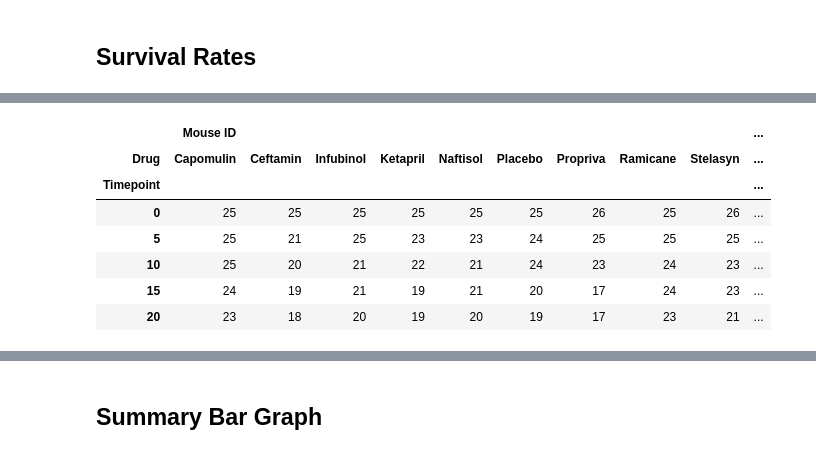
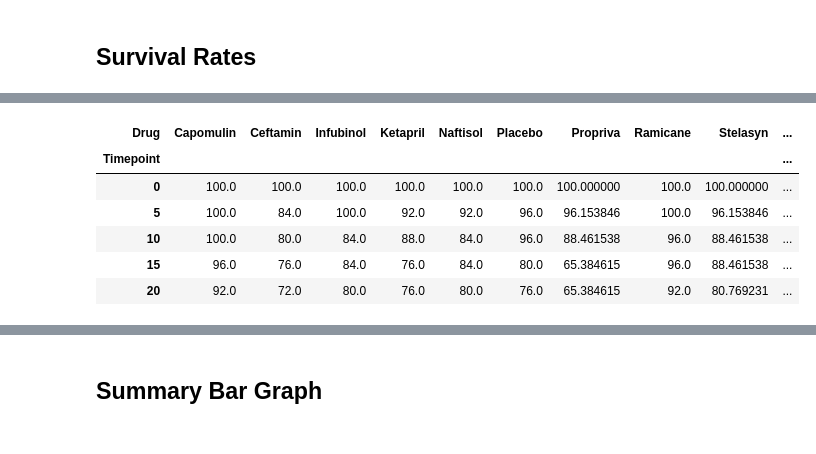
Before and after one commit to efrisch6/matplotlib-challenge, a Jupyter notebook: Pymaceuticals/pymaceuticals_starter.ipynb, the cells around one changed output, grey strips where cells are left out. Drawn from its saved outputs; the diff is of its cells as text; code cells hidden in the pictures.

```diff
--- a/Pymaceuticals/pymaceuticals_starter.ipynb
+++ b/Pymaceuticals/pymaceuticals_starter.ipynb
@@ -231,9 +223,13 @@ mean_met_pivot.head()
 # %%
 # Store the Count of Mice Grouped by Drug and Timepoint (W can pass any metric)
 survival = combined.groupby(["Drug","Timepoint"])["Mouse ID"].count()
+max_mice = survival.reset_index().groupby("Drug")["Mouse ID"].max()
+#survival["Rates"] = survival["Mouse ID"]/max_mice
 
 # Convert to DataFrame
 survival_df = pd.DataFrame(survival).reset_index()
+survival_df = survival_df.merge(pd.DataFrame(max_mice).rename(columns={"Mouse ID":"Count"}), on="Drug")
+survival_df["Rates"] = survival_df["Mouse ID"]/survival_df["Count"]*100
 
 # Preview DataFrame
 survival_df.head()
@@ -255,15 +243,14 @@ survival_df.head()
 # %%
 # Minor Data Munging to Re-Format the Data Frames
-survival_pivot = survival_df.pivot_table(index=["Timepoint"],columns=["Drug"])
+survival_pivot = survival_df.pivot_table(index=["Timepoint"],columns=["Drug"],values="Rates")
 
 # Preview the Data Frame
 survival_pivot.head()
 # %% [output]
-|  | Mouse ID |  |  |  |  |  |  |  |  | ... |
 | Drug | Capomulin | Ceftamin | Infubinol | Ketapril | Naftisol | Placebo | Propriva | Ramicane | Stelasyn | ... |
 | Timepoint |  |  |  |  |  |  |  |  |  | ... |
-| 0 | 25 | 25 | 25 | 25 | 25 | 25 | 26 | 25 | 26 | ... |
-| 5 | 25 | 21 | 25 | 23 | 23 | 24 | 25 | 25 | 25 | ... |
-| 10 | 25 | 20 | 21 | 22 | 21 | 24 | 23 | 24 | 23 | ... |
-| 15 | 24 | 19 | 21 | 19 | 21 | 20 | 17 | 24 | 23 | ... |
-| 20 | 23 | 18 | 20 | 19 | 20 | 19 | 17 | 23 | 21 | ... |
+| 0 | 100.0 | 100.0 | 100.0 | 100.0 | 100.0 | 100.0 | 100.000000 | 100.0 | 100.000000 | ... |
+| 5 | 100.0 | 84.0 | 100.0 | 92.0 | 92.0 | 96.0 | 96.153846 | 100.0 | 96.153846 | ... |
+| 10 | 100.0 | 80.0 | 84.0 | 88.0 | 84.0 | 96.0 | 88.461538 | 96.0 | 88.461538 | ... |
+| 15 | 96.0 | 76.0 | 84.0 | 76.0 | 84.0 | 80.0 | 65.384615 | 96.0 | 88.461538 | ... |
+| 20 | 92.0 | 72.0 | 80.0 | 76.0 | 80.0 | 76.0 | 65.384615 | 92.0 | 80.769231 | ... |
```
Also changed, not shown: parts of 21 cells of this notebook.
